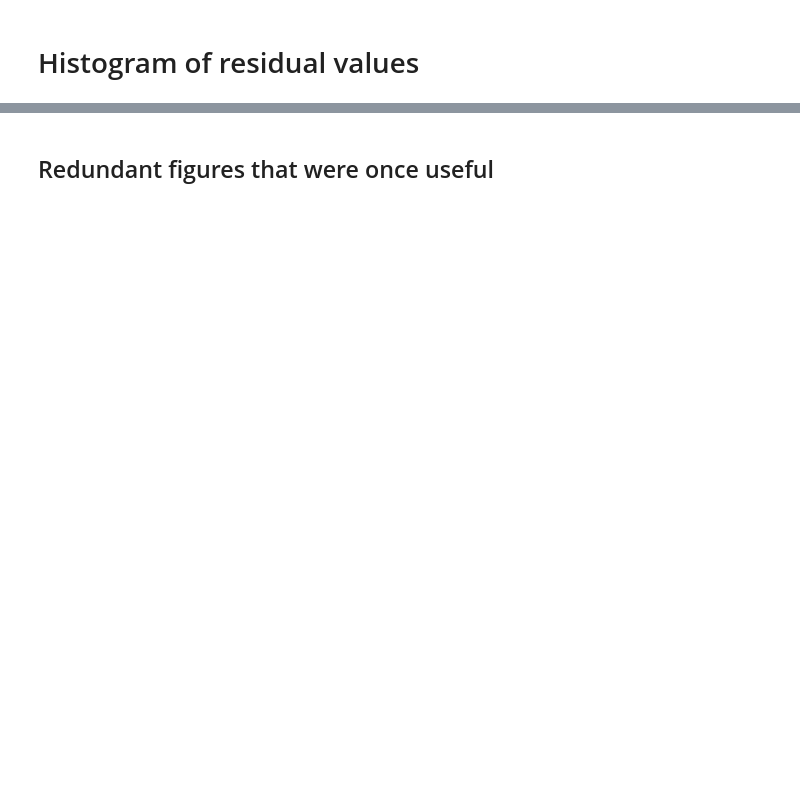
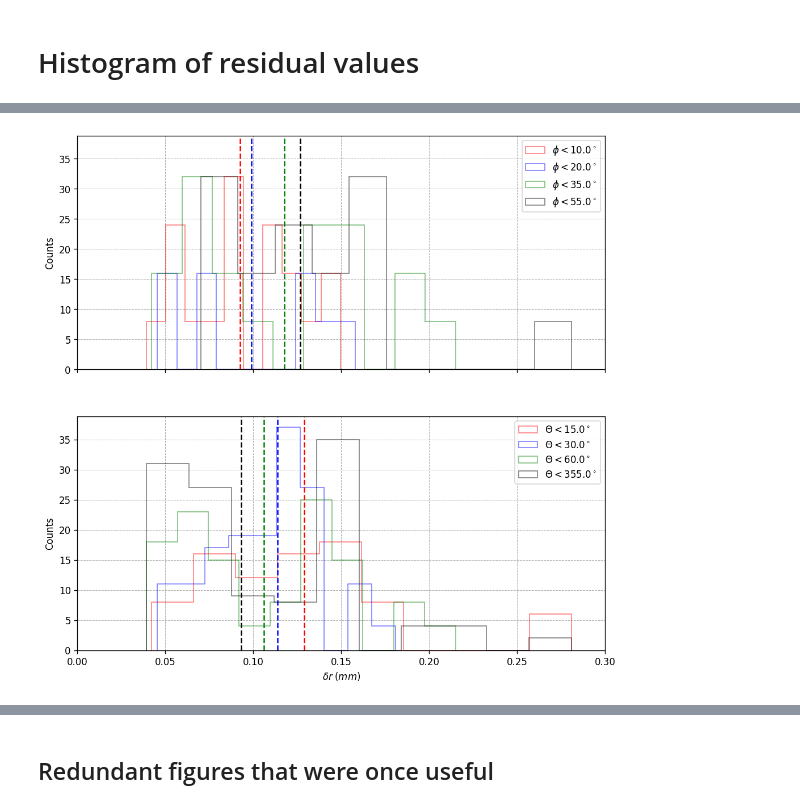
Before and after one commit to SSantosLab/DESI-QA, a Jupyter notebook: calib/Figures of Merit.ipynb, the cells around one changed output, grey strips where cells are left out. Saved outputs shown, nothing was run; the diff lists cells and outputs as text; code cells hidden in the pictures; blank space fills up the shorter version.

```diff
--- a/calib/Figures of Merit.ipynb
+++ b/calib/Figures of Merit.ipynb
@@ -376,0 +380,91 @@ max(phi_arr)
+# %%
+db = pd.read_csv("../output/database.csv") #l27 -> l28
+
+dateStartArr = np.array(['2023-05-30 11:48:00','2023-05-30 14:43:00','2023-05-30 15:12:00','2023-05-30 12:05:00','2023-05-30 16:01:00','2023-05-30 16:17:00','2023-05-30 16:31:00','2023-05-30 18:25:00'],dtype='datetime64')
+dateEndArr = dateStartArr+np.timedelta64(5, 'm')
+labelArr = np.array(['zig','zig_flipx','zig_flipy','zig_flipxy','zag','zag_flipx','zag_flipy','zag_flipxy'])
+
+df = pd.DataFrame(data=None,columns=db.columns.values)
+
+fig,axs = plt.subplots(2,1,figsize=[10,10],sharex=True,sharey=True)
+
+phi_quantiles = np.array([10,20,35,55])
+theta_quantiles = np.array([15,30,60,355])
+colors_theta = ['red','blue','green','black']
+colors_phi = ['red','blue','green','black']
+
+theta_flags = np.array([],dtype='int32')
+phi_flags = np.array([],dtype='int32')
+dr_arr = np.array([],dtype='int32')
+
+for date in range(len(dateStartArr)):
+    # Here, define when your test started [dateStart], when your test ended [dateEnd], and the name of your test [label]
+    dateStart = str(dateStartArr[date]) # This is the  time when you started your test
+    label = 'xy_60_'+labelArr[date] # update for the kind of test you are running - either xy_12, xy_32, or xy_60 - may add more in the future
+
+    dateEnd = str(dateEndArr[date])
+
+    get_timecol(db)
+
+    m2 = query_time(db, datemin=dateStart)
+    m2 = (m2) & ( db['label'].str.endswith(label) )
+    get_dbxy(db, datemin=dateStart, datemax=dateEnd, label=label)
+
+    xytgt = pd.read_csv("../movetables/"+label+".txt", sep=" ", header=None)
+    xytgt.columns = ['xpos', 'ypos']
+
+    ## Histogram plotting
+
+    theta_arr,phi_arr = get_moveDirection(label,ABS=True)
+
+    def set_flag(quantiles,values):
+        ReturnArr = np.array([])
+        valmax = 0
+        for vals in values:
+            if vals<=quantiles[0]:
+                ReturnArr = np.append(ReturnArr,0)
+            elif vals<=quantiles[1]:
+                ReturnArr = np.append(ReturnArr,1)
+            elif vals<=quantiles[2]:
+                ReturnArr = np.append(ReturnArr,2)
+            else:
+                ReturnArr = np.append(ReturnArr,3)
+            if valmax<vals:
+                valmax = vals
+        print(valmax)
+        return ReturnArr
+
+    df = df.append(db[m2])
+    theta_flags = np.append(theta_flags,np.array(set_flag(theta_quantiles,theta_arr),dtype='int32'))
+    phi_flags = np.append(phi_flags,np.array(set_flag(phi_quantiles,phi_arr),dtype='int32'))
+    dr_arr = np.append(dr_arr,dr)
+
+    db = pd.read_csv("../output/database.csv") #l27 -> l28
+
+df.insert(4,"theta_quant",theta_flags)
+df.insert(4,"phi_quant",phi_flags)
+df.insert(4,"dr",dr_arr)
+
+for j in range(len(phi_quantiles)):
+    del_r = df[df['phi_quant']==j]['dr']
+    axs[0].hist(del_r,histtype='step',label=f"$\phi <{phi_quantiles[j]:.1f} ^\circ$",alpha=0.5,color=colors_phi[j])
+    axs[0].legend()
+    axs[0].axvline(np.median(del_r),0,5,c=colors_phi[j],ls='--')
+
+for j in range(len(theta_quantiles)):
+    del_r = df[df['theta_quant']==j]['dr']
+    axs[1].hist(del_r,histtype='step',label=f"$\Theta <{theta_quantiles[j]:.1f} ^\circ$",alpha=0.5,color=colors_theta[j])
+    axs[1].legend()
+    axs[1].axvline(np.median(del_r),0,6,c=colors_theta[j],ls='--')
+
+axs[0].grid(lw=0.6, ls='--')
+axs[0].set_ylabel('Counts')
+axs[0].set_xlim([0,0.3])
+axs[1].grid(lw=0.6, ls='--')
+axs[1].set_xlabel('$\delta r \;(mm)$')
+axs[1].set_ylabel('Counts')
+
+plt.savefig("/home/msdos/DESI-QA/output/figures/Hist_masked_both_allzigs.jpg",dpi=180)
+
+plt.show()
+# %% [output]
@@ -376,0 +488 @@ max(phi_arr)
+[figure, added]
```
Also changed, not shown: parts of 9 cells of this notebook, 50 other files.
